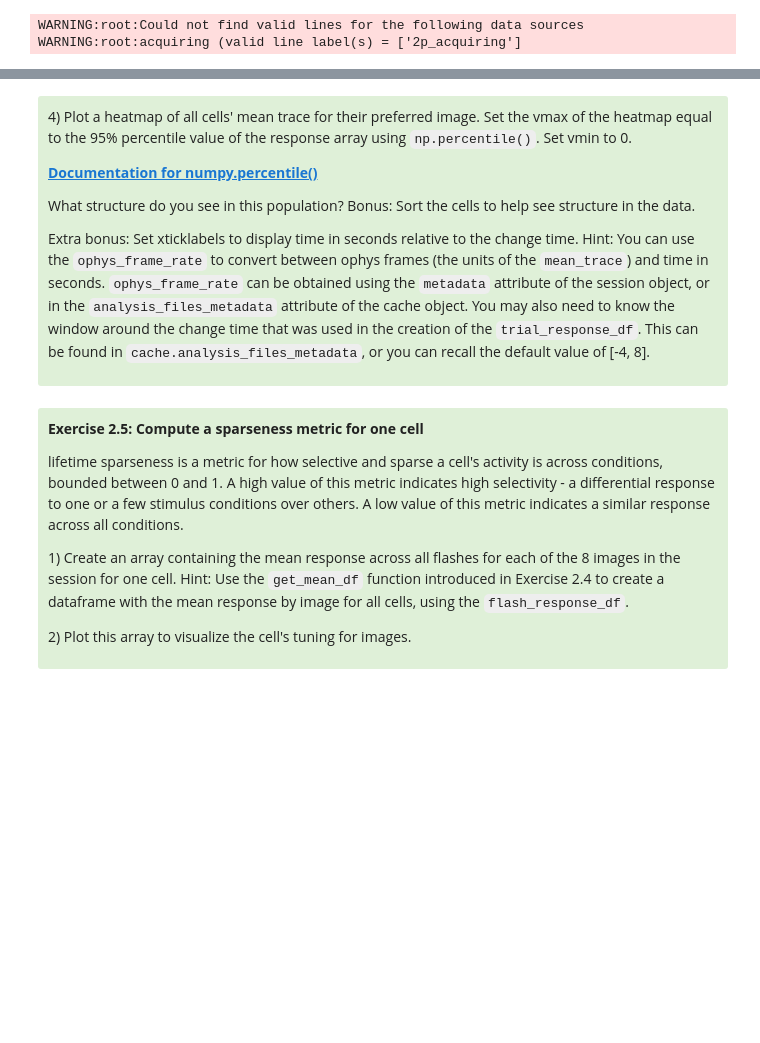
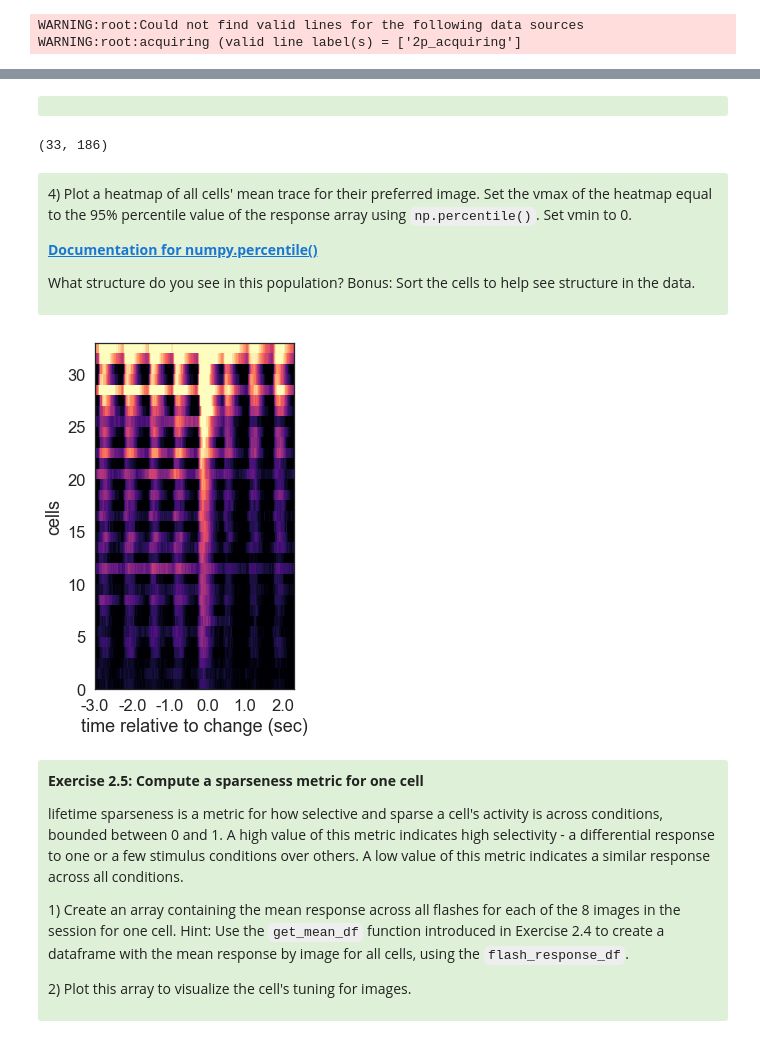
Before and after one commit to AllenInstitute/swdb_2021, a Jupyter notebook: DynamicBrain/solutions/VisualBehavior_Exercises_Solutions.ipynb, the cells around one changed output, grey strips where cells are left out. Drawn from its saved outputs; the diff is of its cells as text; code cells hidden in the pictures; blank space fills up the shorter version.

```diff
--- a/DynamicBrain/solutions/VisualBehavior_Exercises_Solutions.ipynb
+++ b/DynamicBrain/solutions/VisualBehavior_Exercises_Solutions.ipynb
@@ -869,0 +854,5 @@ mean_df.head()
+# %%
+experiment_id = selected_experiments.index.values[0]
+ophys_experiment = cache.get_behavior_ophys_experiment(experiment_id)
+stimulus_response_df = ophys.get_stimulus_response_df(ophys_experiment,
+                                                     event_type = 'changes')
@@ -870,6 +862,25 @@ mean_df.head()
+# %% [markdown]
+<div style="background: #DFF0D8; border-radius: 3px; padding: 10px;">
+
+
+</div>
+# %%
+cell_specimen_ids = stimulus_response_df['cell_specimen_id'].unique()
+
+mean_df = pd.DataFrame(columns = {'cell_specimen_id',
+                                 'mean_trace',
+                                 'trace_timestamps'})
+timestamps = stimulus_response_df.iloc[0]['trace_timestamps']
+for cell_specimen_id in cell_specimen_ids:
+    tmp = stimulus_response_df[stimulus_response_df['cell_specimen_id']==cell_specimen_id]
+    mean_df = mean_df.append({'cell_specimen_id': cell_specimen_id,
+                    'mean_trace': tmp['trace'].mean(),
+                    'trace_timestamps': timestamps},
+                     ignore_index=True )
 # %%
-# create a matrix of the mean dF/F traces for the preferred image for all cells
-mean_df = mean_df[mean_df.pref_stim==True]
+# create a response matrix
 response_matrix = mean_df.mean_trace.values
 response_matrix = np.stack(response_matrix, axis=0)
 response_matrix.shape
+# %% [output]
+(33, 186)
@@ -881,31 +896,24 @@ response_matrix.shape
 
 <p> What structure do you see in this population? Bonus: Sort the cells to help see structure in the data.
 
-<p> Extra bonus: Set xticklabels to display time in seconds relative to the change time. Hint: You can use the <code>ophys_frame_rate</code> to convert between ophys frames (the units of the <code>mean_trace</code>) and time in seconds. <code>ophys_frame_rate</code> can be obtained using the <code>metadata</code> attribute of the session object, or in the <code>analysis_files_metadata</code> attribute of the cache object. You may also need to know the window around the change time that was used in the creation of the <code>trial_response_df</code>. This can be found in <code>cache.analysis_files_metadata</code>, or you can recall the default value of [-4, 8].
+
 
 </div>
 # %%
-# sort cells in descending order
-order = np.argsort(np.max(response_matrix,1))
-response_matrix_sorted = response_matrix[order,:]
+
 
 # create the plot
 fig, ax = plt.subplots(figsize=(4,6))
 ax.pcolormesh(response_matrix_sorted, cmap='magma', vmin=0, vmax=np.percentile(response_matrix, 95))
 ax.set_ylabel('cells')
 
-# fix up the axes
-# get the window around the change_time used for trial_response_df creation
-trial_response_range = cache.analysis_files_metadata['trial_response_df_params']['window_around_timepoint_seconds']
-# ophys frame rate to convert between frames and seconds
-ophys_frame_rate = cache.analysis_files_metadata['ophys_frame_rate']
-# interval in seconds for x-axis labels
-x_interval = 2
 # set xticks and xticklabels
-ax.set_xticks(np.arange(0, response_matrix.shape[1], x_interval*ophys_frame_rate))
-ax.set_xticklabels(np.arange(trial_response_range[0], trial_response_range[1], 2))
+ax.set_xticks(np.arange(0, response_matrix.shape[1], 35))
+ax.set_xticklabels(np.arange(timestamps[0], timestamps[-1]))
 ax.set_xlabel('time relative to change (sec)');
 fig.tight_layout()
+# %% [output]
+[figure, added]
 # %% [markdown]
 <div style="background: #DFF0D8; border-radius: 3px; padding: 10px;">
 <p><b>Exercise 2.5: Compute a sparseness metric for one cell</b>
```
Also changed, not shown: parts of 12 cells of this notebook.
